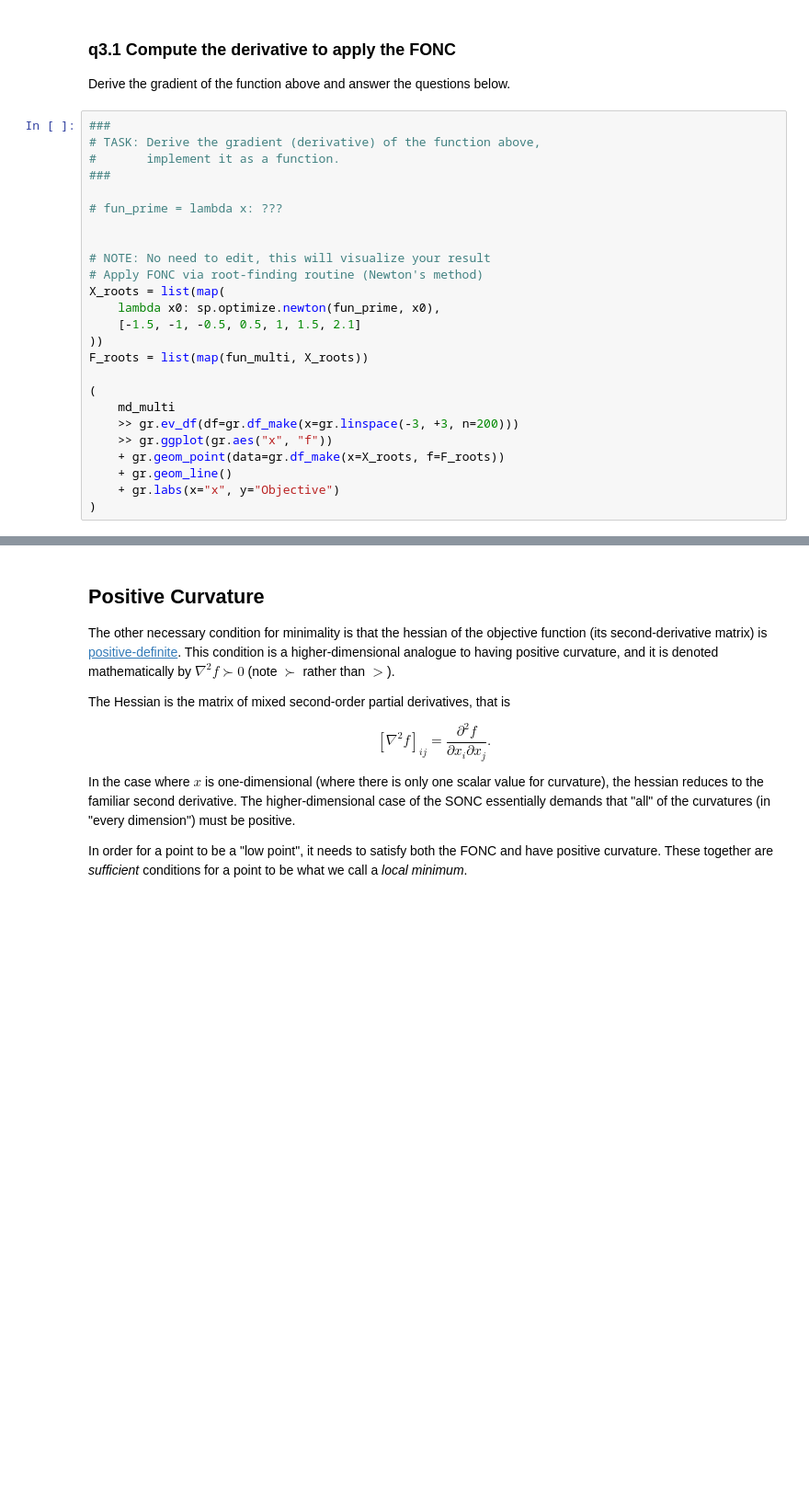
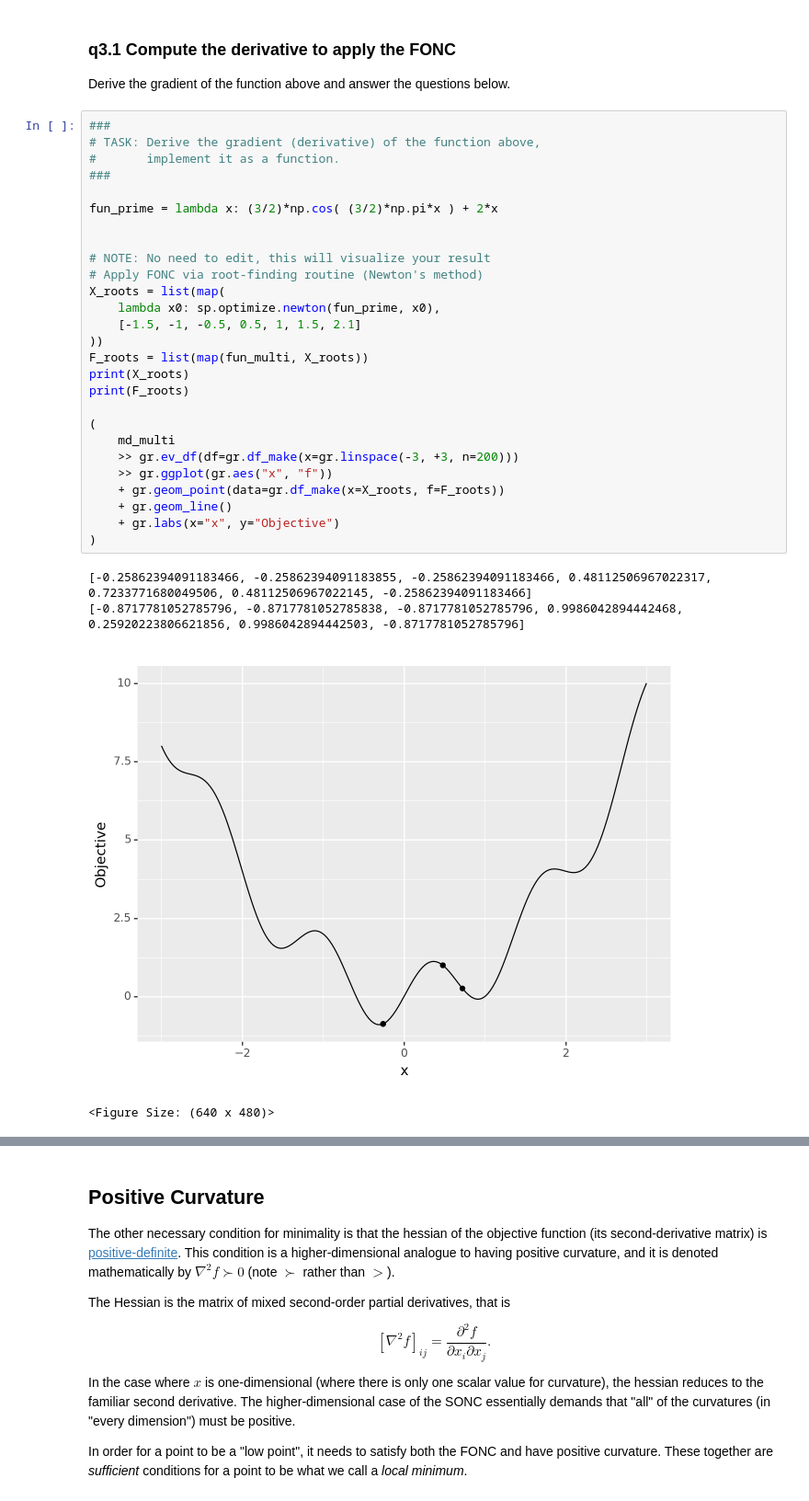
Before and after one commit to amineeva/PDO, a Jupyter notebook: assignments/nb1-unconstrained-assignment.ipynb, the cells around one changed output, grey strips where cells are left out. Shown at 92% size. Drawn from its saved outputs; the diff is of its cells as text; blank space fills up the shorter version.

```diff
--- a/assignments/nb1-unconstrained-assignment.ipynb
+++ b/assignments/nb1-unconstrained-assignment.ipynb
@@ -341,28 +344,35 @@ Derive the gradient of the function above and answer the questions below.
 # %%
 ###
 # TASK: Derive the gradient (derivative) of the function above,
 #       implement it as a function.
 ###
 
-# fun_prime = lambda x: ???
+fun_prime = lambda x: (3/2)*np.cos( (3/2)*np.pi*x ) + 2*x
 
 
 # NOTE: No need to edit, this will visualize your result
 # Apply FONC via root-finding routine (Newton's method)
 X_roots = list(map(
     lambda x0: sp.optimize.newton(fun_prime, x0),
     [-1.5, -1, -0.5, 0.5, 1, 1.5, 2.1]
 ))
 F_roots = list(map(fun_multi, X_roots))
+print(X_roots)
+print(F_roots)
 
 (
     md_multi
     >> gr.ev_df(df=gr.df_make(x=gr.linspace(-3, +3, n=200)))
     >> gr.ggplot(gr.aes("x", "f"))
     + gr.geom_point(data=gr.df_make(x=X_roots, f=F_roots))
     + gr.geom_line()
     + gr.labs(x="x", y="Objective")
 )
+# %% [output]
+[-0.25862394091183466, -0.25862394091183855, -0.25862394091183466, 0.48112506967022317, 0.7233771680049506, 0.48112506967022145, -0.25862394091183466]
+[-0.8717781052785796, -0.8717781052785838, -0.8717781052785796, 0.9986042894442468, 0.25920223806621856, 0.9986042894442503, -0.8717781052785796]
+[figure, added]
+<Figure Size: (640 x 480)>
 # %% [markdown]
 *Observe*:
 
```
Also changed, not shown: parts of 8 cells of this notebook.
